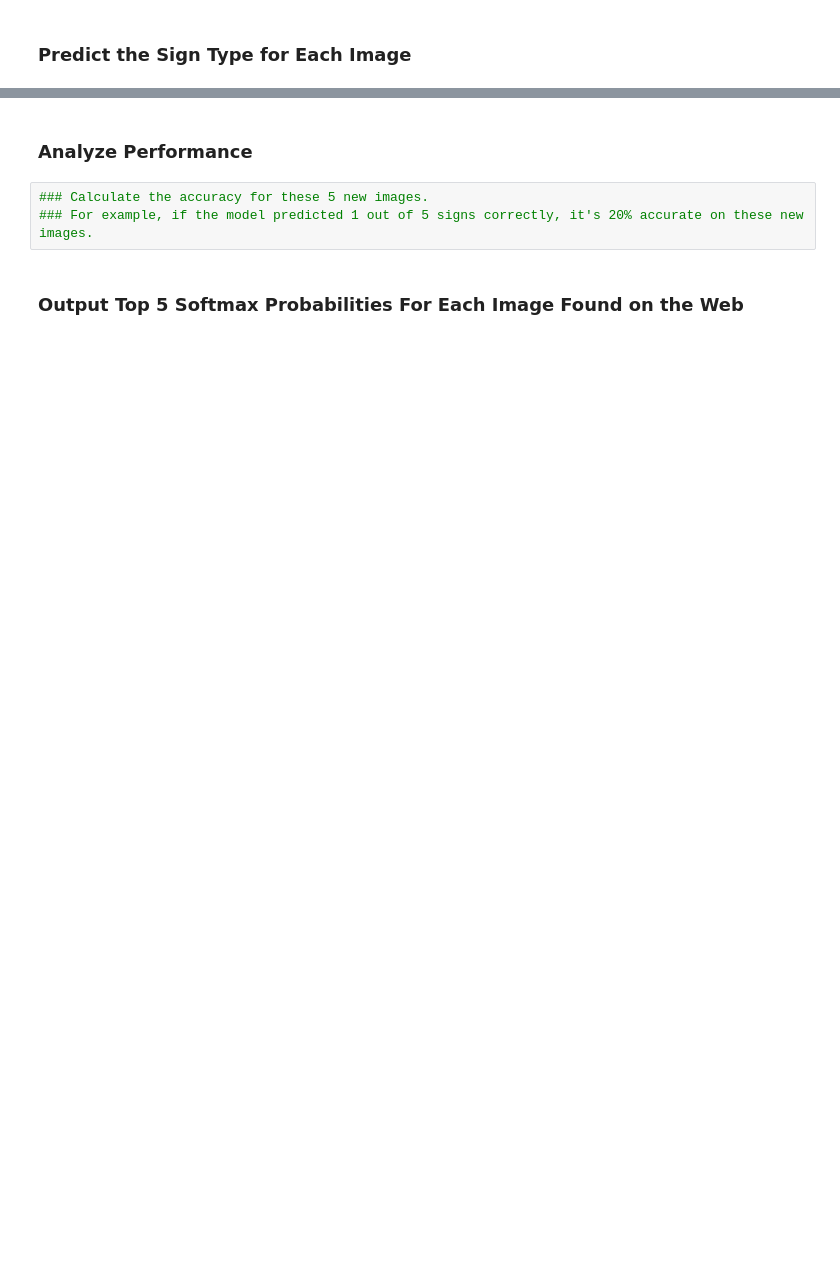
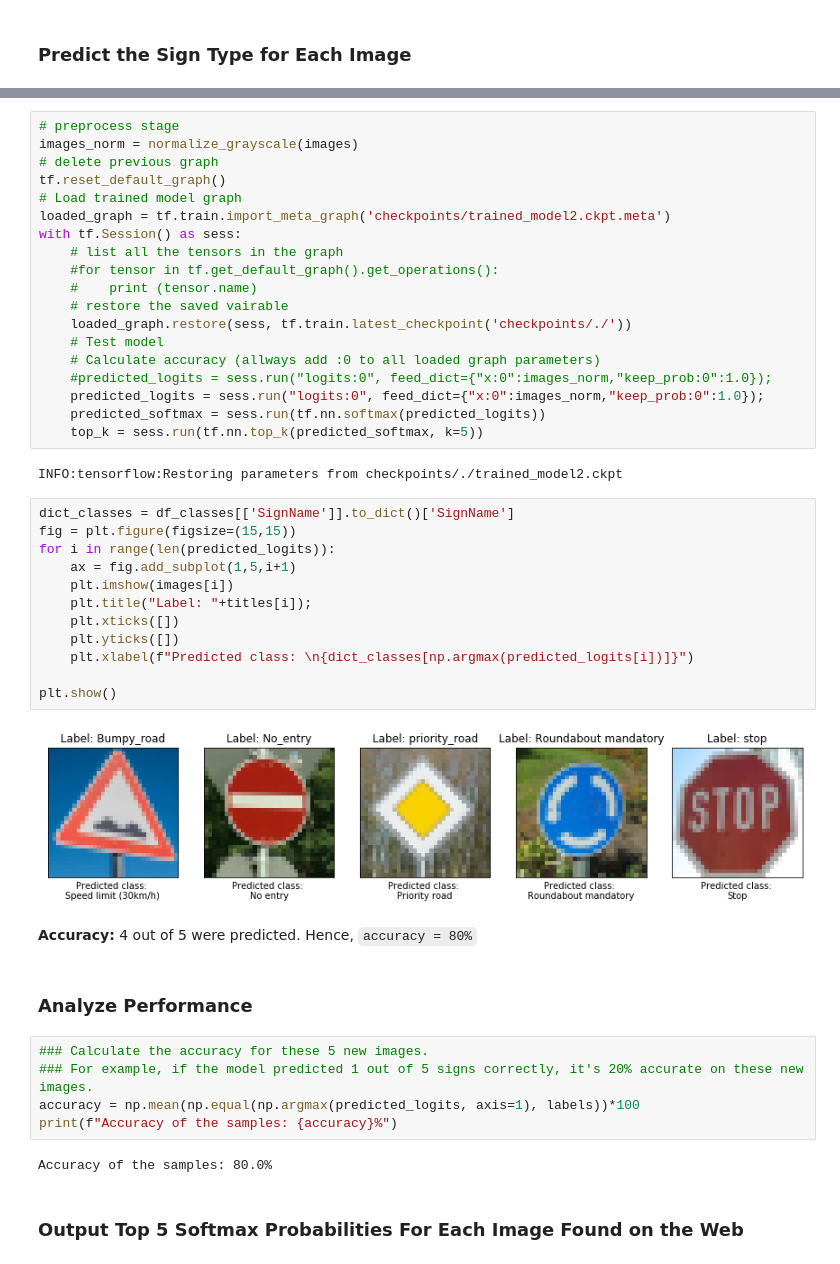
Before and after one commit to CheloGE/CarND-Traffic-Sign-Classifier-Project, a Jupyter notebook: Traffic_Sign_Classifier.ipynb, the cells around one changed output, grey strips where cells are left out. Cells and saved outputs as stored; diff of their text form; blank space fills up the shorter version.

```diff
--- a/Traffic_Sign_Classifier.ipynb
+++ b/Traffic_Sign_Classifier.ipynb
@@ -489,7 +513,48 @@ You may find `signnames.csv` useful as it contains mappings from the class id (i
+# %%
+# preprocess stage
+images_norm = normalize_grayscale(images)
+# delete previous graph
+tf.reset_default_graph()
+# Load trained model graph
+loaded_graph = tf.train.import_meta_graph('checkpoints/trained_model2.ckpt.meta')
+with tf.Session() as sess:
+    # list all the tensors in the graph
+    #for tensor in tf.get_default_graph().get_operations():
+    #    print (tensor.name)
+    # restore the saved vairable
+    loaded_graph.restore(sess, tf.train.latest_checkpoint('checkpoints/./'))
+    # Test model
+    # Calculate accuracy (allways add :0 to all loaded graph parameters)
+    #predicted_logits = sess.run("logits:0", feed_dict={"x:0":images_norm,"keep_prob:0":1.0});
+    predicted_logits = sess.run("logits:0", feed_dict={"x:0":images_norm,"keep_prob:0":1.0});
+    predicted_softmax = sess.run(tf.nn.softmax(predicted_logits))
+    top_k = sess.run(tf.nn.top_k(predicted_softmax, k=5))
+# %% [output]
+INFO:tensorflow:Restoring parameters from checkpoints/./trained_model2.ckpt
+# %%
+dict_classes = df_classes[['SignName']].to_dict()['SignName']
+fig = plt.figure(figsize=(15,15))
+for i in range(len(predicted_logits)):
+    ax = fig.add_subplot(1,5,i+1)
+    plt.imshow(images[i])
+    plt.title("Label: "+titles[i]);
+    plt.xticks([])
+    plt.yticks([])
+    plt.xlabel(f"Predicted class: \n{dict_classes[np.argmax(predicted_logits[i])]}")
+
+plt.show()
+# %% [output]
+[figure, added]
+# %% [markdown]
+**Accuracy:** 4 out of 5 were predicted. Hence, `accuracy = 80%`
 # %% [markdown]
 ### Analyze Performance
 # %%
 ### Calculate the accuracy for these 5 new images.
 ### For example, if the model predicted 1 out of 5 signs correctly, it's 20% accurate on these new images.
+accuracy = np.mean(np.equal(np.argmax(predicted_logits, axis=1), labels))*100
+print(f"Accuracy of the samples: {accuracy}%")
+# %% [output]
+Accuracy of the samples: 80.0%
 # %% [markdown]
 ### Output Top 5 Softmax Probabilities For Each Image Found on the Web
```
Also changed, not shown: parts of 13 cells of this notebook, 21 other files.
